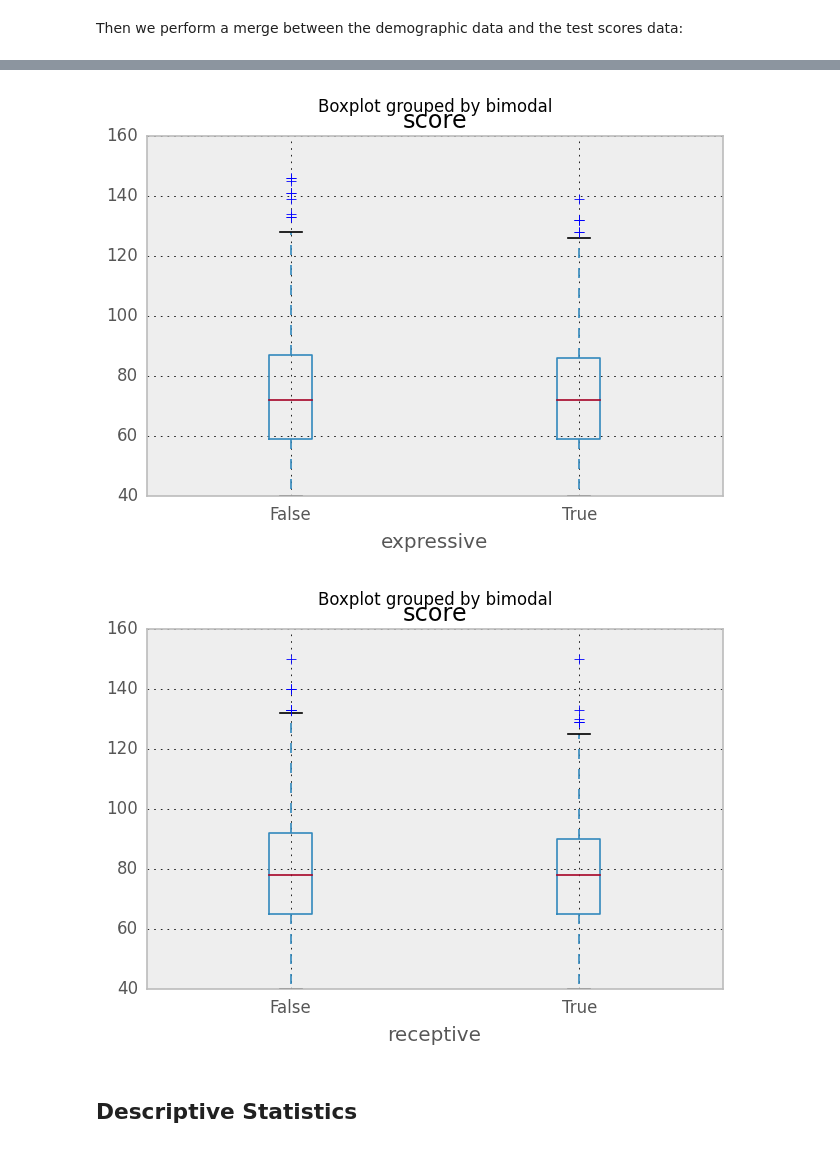
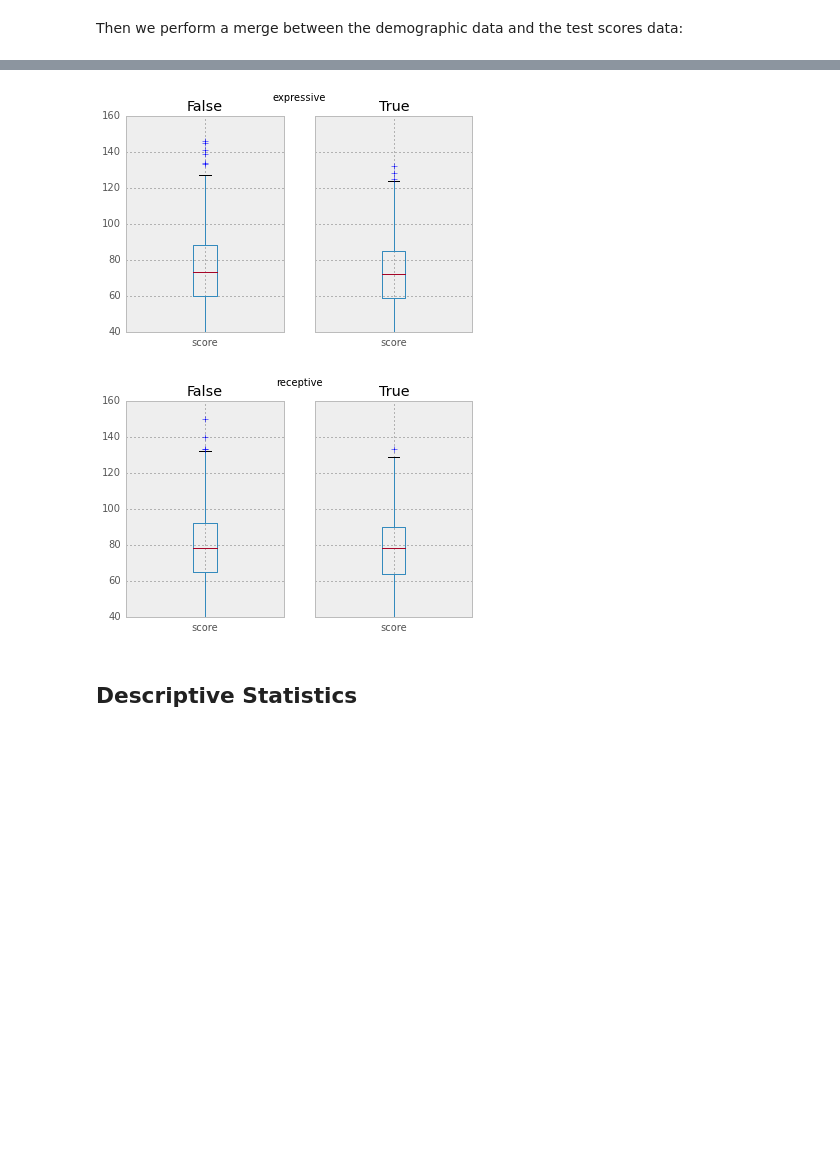
Before and after one commit to fonnesbeck/bimodal-bilateral, a Jupyter notebook: Bimodal-bilateral Statistics.ipynb, the cells around one changed output, grey strips where cells are left out. Drawn from its saved outputs; the diff is of its cells as text; code cells hidden in the pictures; blank space fills up the shorter version.

```diff
--- a/Bimodal-bilateral Statistics.ipynb
+++ b/Bimodal-bilateral Statistics.ipynb
@@ -264,4 +188,4 @@ Index([u'study_id', u'redcap_event_name', u'age_test_aaps', u'aaps_ss', u'age_te
 # %%
-articulation = articulation.drop(["redcap_event_name", "age_test_aaps", "age_test_gf2", "aaps_ss", "gf2_ss"], axis=1)
+articulation = articulation.drop(["age_test_aaps", "age_test_gf2", "aaps_ss", "gf2_ss"], axis=1)
 articulation["domain"] = "Articulation"
 articulation.head()
@@ -511,6 +359,6 @@ expressive.age_test[expressive.age_test.isnull()] = expressive.age_test_evt[expr
 # %% [markdown]
 Finally, we dropped unwanted columns and added a domain identification column for merging:
 # %%
-expressive = expressive[["study_id", "score", "test_type", "school", "age_test"]]
+expressive = expressive[["study_id", "redcap_event_name", "score", "test_type", "school", "age_test"]]
 expressive["domain"] = "Expressive Vocabulary"
 expressive.head()
@@ -573,6 +395,6 @@ There are 43 null values for age_test
 # %% [markdown]
 Finally, we dropped unwanted columns and added a domain identification column for merging:
 # %%
-receptive = receptive[["study_id", "score", "test_type", "school", "age_test"]]
+receptive = receptive[["study_id", "redcap_event_name", "score", "test_type", "school", "age_test"]]
 receptive["domain"] = "Receptive Vocabulary"
 receptive.head()
@@ -608,4 +409,4 @@ dtypes: object(7)
 # %%
-lsl_dr = pd.merge(bimodal_bilateral, test_scores, on="study_id")
+lsl_dr = pd.merge(bimodal_bilateral, test_scores, on=["study_id", "redcap_event_name"])
 # lsl_dr = lsl_dr[lsl_dr.score.notnull() & lsl_dr.age.notnull() &
 #                 lsl_dr.age_test.notnull() & lsl_dr.score.notnull()]
@@ -752,10 +554,10 @@ bimodal   2                 156  82.570513  18.782323   52  150
 # %%
 for t in language.test_type.value_counts().index:
-    lsl_dr[lsl_dr.test_type==t].boxplot(column='score', by='bimodal')
-    xlabel(t)
+    lsl_dr[lsl_dr.test_type==t].groupby('bimodal').boxplot(column='score')
+    plt.gcf().suptitle(t)
 # %% [output]
-[figure, old version]
+[figure, new version]
-[figure, old version]
+[figure, new version]
 # %% [markdown]
 ## Descriptive Statistics
 # %%
```
Also changed, not shown: parts of 75 cells of this notebook, 2 other files.
